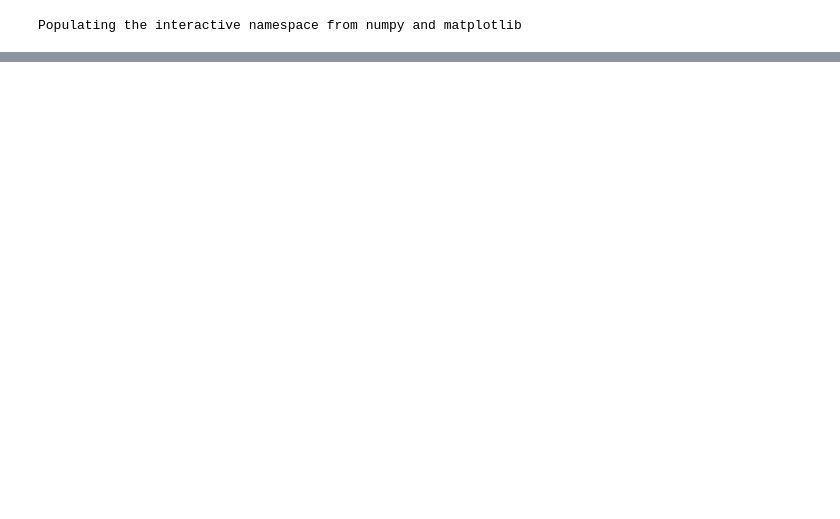
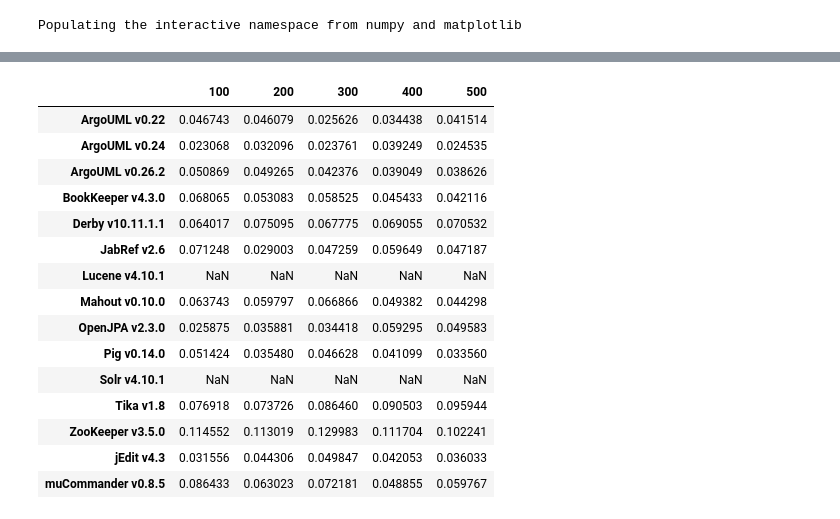
Before and after one commit to cscorley/doc2vec-feature-location, a Jupyter notebook: mrr_graphs.ipynb, the cells around one changed output, grey strips where cells are left out. Cells and saved outputs as stored; diff of their text form; code cells hidden in the pictures; blank space fills up the shorter version.

```diff
--- a/mrr_graphs.ipynb
+++ b/mrr_graphs.ipynb
@@ -35,3 +59,22 @@ vec.T.plot(legend=False)
+# %%
+vec
+# %% [output]
+|  | 100 | 200 | 300 | 400 | 500 |
+| ArgoUML v0.22 | 0.046743 | 0.046079 | 0.025626 | 0.034438 | 0.041514 |
+| ArgoUML v0.24 | 0.023068 | 0.032096 | 0.023761 | 0.039249 | 0.024535 |
+| ArgoUML v0.26.2 | 0.050869 | 0.049265 | 0.042376 | 0.039049 | 0.038626 |
+| BookKeeper v4.3.0 | 0.068065 | 0.053083 | 0.058525 | 0.045433 | 0.042116 |
+| Derby v10.11.1.1 | 0.064017 | 0.075095 | 0.067775 | 0.069055 | 0.070532 |
+| JabRef v2.6 | 0.071248 | 0.029003 | 0.047259 | 0.059649 | 0.047187 |
+| Lucene v4.10.1 | NaN | NaN | NaN | NaN | NaN |
+| Mahout v0.10.0 | 0.063743 | 0.059797 | 0.066866 | 0.049382 | 0.044298 |
+| OpenJPA v2.3.0 | 0.025875 | 0.035881 | 0.034418 | 0.059295 | 0.049583 |
+| Pig v0.14.0 | 0.051424 | 0.035480 | 0.046628 | 0.041099 | 0.033560 |
+| Solr v4.10.1 | NaN | NaN | NaN | NaN | NaN |
+| Tika v1.8 | 0.076918 | 0.073726 | 0.086460 | 0.090503 | 0.095944 |
+| ZooKeeper v3.5.0 | 0.114552 | 0.113019 | 0.129983 | 0.111704 | 0.102241 |
+| jEdit v4.3 | 0.031556 | 0.044306 | 0.049847 | 0.042053 | 0.036033 |
+| muCommander v0.8.5 | 0.086433 | 0.063023 | 0.072181 | 0.048855 | 0.059767 |
 # %%
 vec_sums.T.plot(legend=False)
 # %% [output]
```
Also changed, not shown: parts of 8 cells of this notebook.
